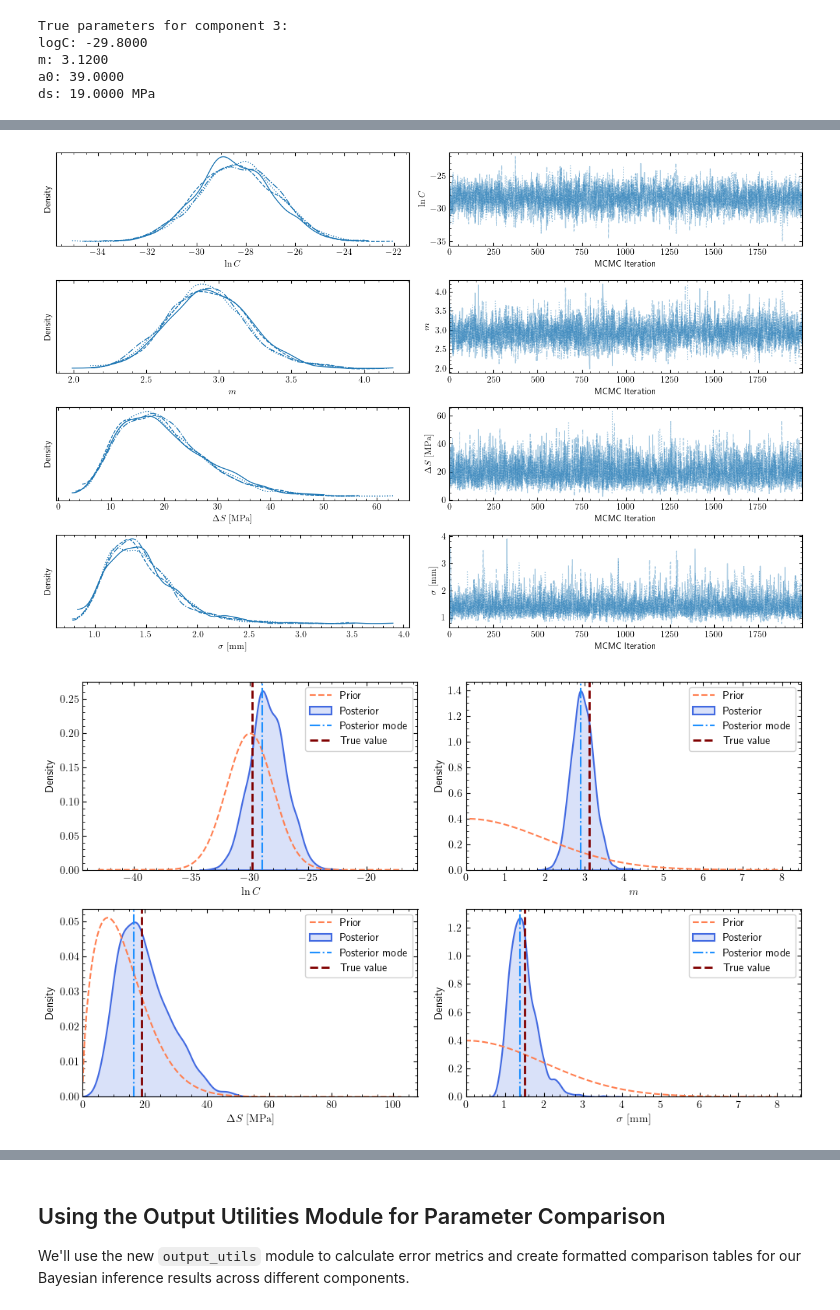
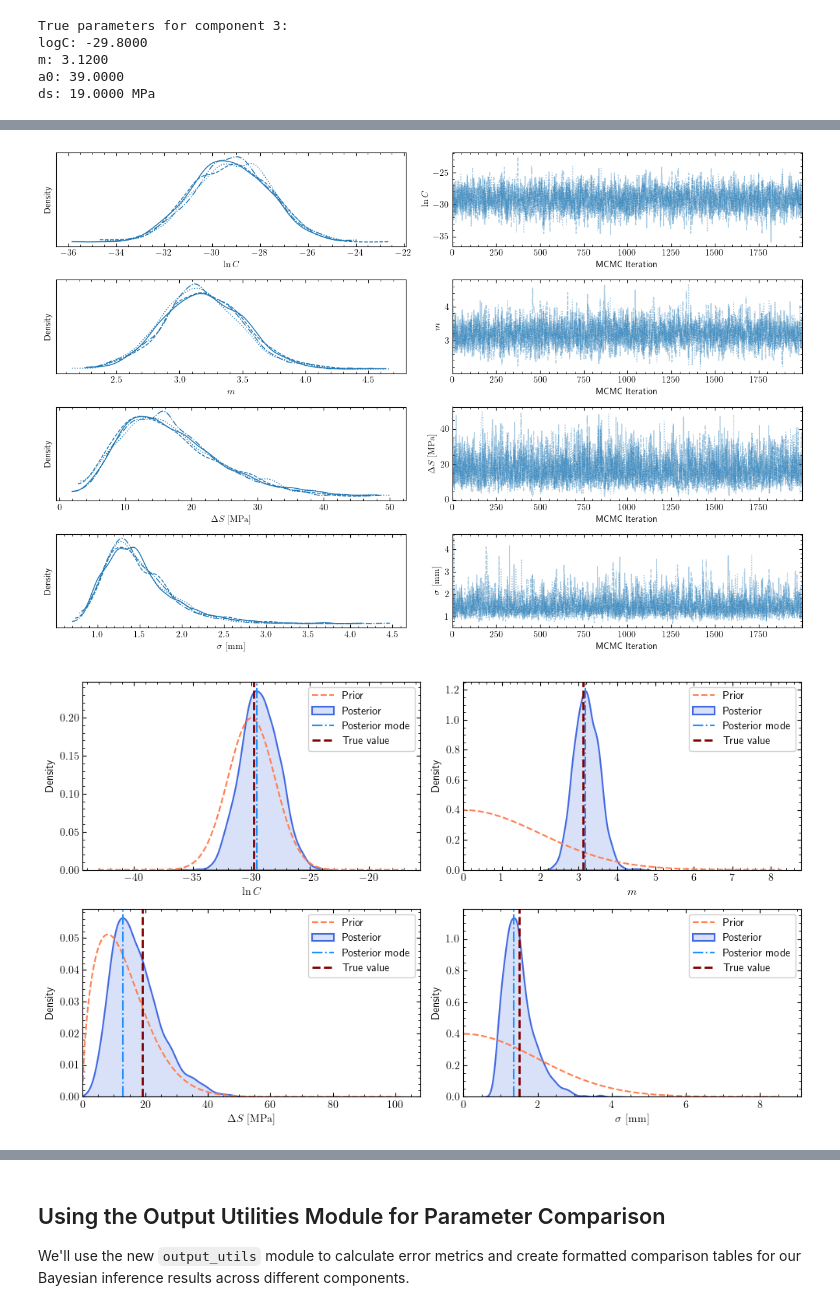
Before and after one commit to nsilionis/hierarchical-crack-growth-monitoring, a Jupyter notebook: notebooks/demo_classic_fatigue.ipynb, the cells around one changed output, grey strips where cells are left out. Cells and saved outputs as stored; diff of their text form; code cells hidden in the pictures.

Commit message:
Updated results to handle different observation numbers per component.

```diff
--- a/notebooks/demo_classic_fatigue.ipynb
+++ b/notebooks/demo_classic_fatigue.ipynb
@@ -323,7 +323,7 @@ obs_generator = CrackObservationGenerator(trajectories, random_seed=42)
 
 # Generate uniform observations with moderate noise
 uniform_observations = obs_generator.create_observations(
-    n_points=[18, 18, 18],            # 8 observations per component
+    n_points=[18, 27, 9],            # 8 observations per component
     strategy='uniform',    # Evenly spaced observations
     std_dev=1.5,           # 1.5mm standard deviation noise
     include_endpoints=True,
@@ -436,9 +436,9 @@ Inferred noise_std: 1.4590 ± 0.3440
 var_names = ["logc", "m", "ds", "noise_std"]
 plot_var_names= [r"$\ln C$",  r"$m$", r"$\Delta S \ \mathrm{[MPa]}$", r"$\sigma \ \mathrm{[mm]}$"]
 plot_posterior_trace(results['samples'], var_names=var_names, plot_var_names=plot_var_names,
-                      save_fig_name="posterior_traces_classic_stl_c3.pdf", compact='True')
+                      save_fig_name="posterior_traces_classic_9_stl_c3.pdf", compact='True')
 # %% [output]
-[figure, old version]
+[figure, new version]
 # %%
 # Define the true values (for demonstration)
 true_values = {
@@ -446,35 +446,35 @@ true_values = {
     "m": true_m,
     "ds": true_ds,
     "noise_std": 1.5  # Noise used in generating observations
 }
 
 # Extract posterior samples
 posterior_samples = results['samples']
 
 # Define nice display names for plotting
 plot_labels = {
     "logc": r"$\ln C$",
     "m": r"$m$",
     "ds": r"$\Delta S \ \mathrm{[MPa]}$",
     "noise_std": r"$\sigma \ \mathrm{[mm]}$"
 }
 
 # Create the comparison plot with extended prior range for better visualization
 fig, axes = plot_prior_posterior_comparison(
     posterior_samples=posterior_samples,
     prior_dists=priors,
     true_values=true_values,
     var_names=var_names,
     plot_var_names=plot_labels,
     figsize=(10.0, 6.0),
     n_cols=2,
     point_estimate='mode',
-    save_fig_name="prior_posterior_comparison_classic_stl_c3.pdf",
+    save_fig_name="prior_posterior_comparison_classic_9_stl_c3.pdf",
     use_first_chain_only=True,
     prior_range_extension=2.5
 )
 # %% [output]
-[figure, old version]
+[figure, new version]
 # %%
 # Generate predictions using the preferred posterior predictive sampling method
 # Note: The legacy generate_predictions method is deprecated
```
Also changed, not shown: parts of 13 cells of this notebook.
